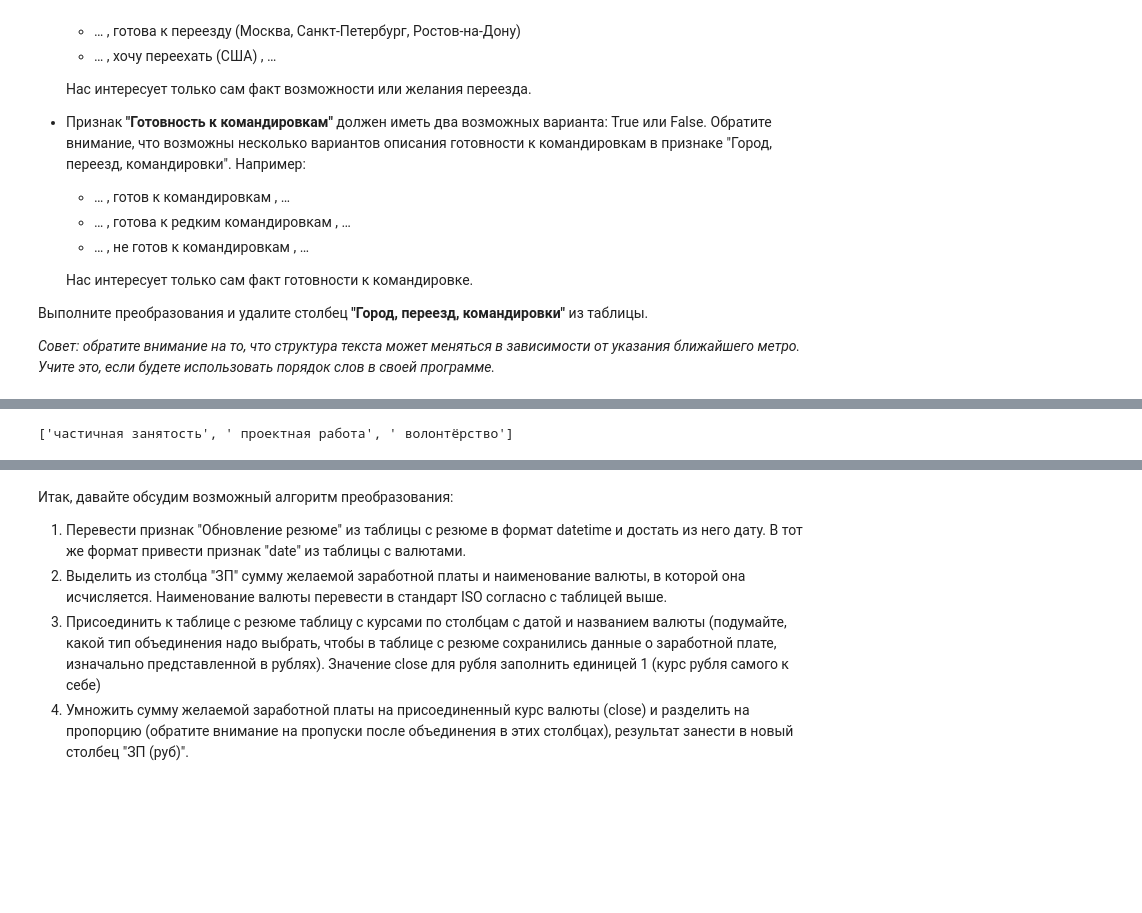
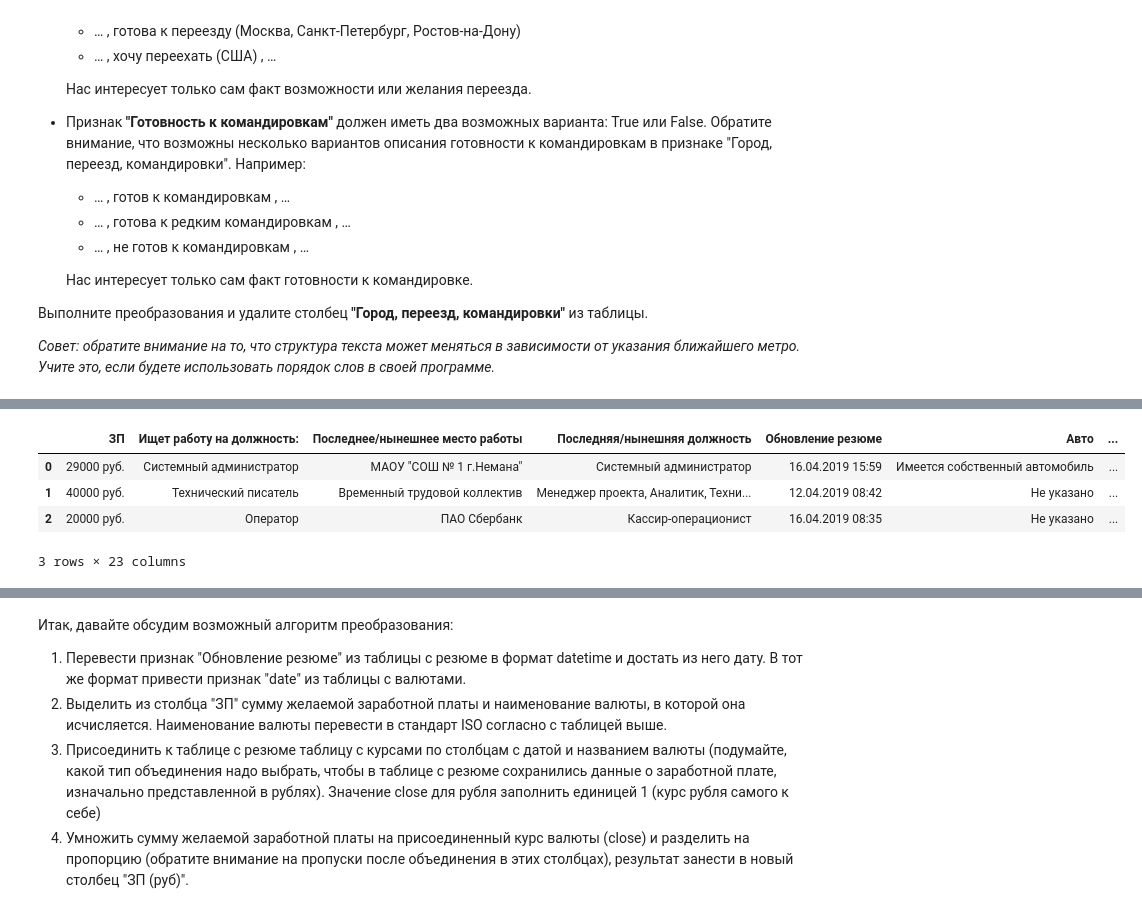
Before and after one commit to TonyVinsenty/sf_data_science, a Jupyter notebook: project_1/Project_1.ipynb, the cells around one changed output, grey strips where cells are left out. Cells and saved outputs as stored; diff of their text form; code cells hidden in the pictures; blank space fills up the shorter version.

```diff
--- a/project_1/Project_1.ipynb
+++ b/project_1/Project_1.ipynb
@@ -315,12 +316,56 @@ hh_df.head(3)
 # %%
 #ваш код здесь
 def busyness_sep(value):
-    busyness_list = value.split()
+    full_busy = False   #полная занятость
+    part_busy = False   #частичная занятость
+    proect_busy = False #проектная работа
+    intern_busy = False #стажировка
+    volunt_busy = False #волонтерство
+
+    if value.find('полная занятость') != -1:
+        full_busy = True
+    if value.find('частичная занятость') != -1:
+        part_busy = True
+    if value.find('проектная работа') != -1:
+        proect_busy = True
+    if value.find('стажировка') != -1:
+        intern_busy = True
+    if value.find('волонтерство') != -1:
+        volunt_busy = True
+
+    return full_busy, part_busy, proect_busy, intern_busy, volunt_busy
+
+
+def schedule_sep(value):
+    full_schedule = False   #полный день
+    shift_schedule  = False #сменный график
+    flex_schedule = False   #гибкий график
+    remote_schedule = False #удалённая работа
+    vaht_schedule = False   #вахтовый метод
+
+    if value.find('полный день') != -1:
+        full_schedule = True
+    if value.find('сменный график') != -1:
+        shift_schedule = True
+    if value.find('гибкий график') != -1:
+        flex_schedule = True
+    if value.find('удаленная работа') != -1:
+        remote_schedule = True
+    if value.find('вахтовый метод') != -1:
+        vaht_schedule = True
+
+    return full_schedule, shift_schedule, flex_schedule, remote_schedule, vaht_schedule
+
+hh_df['Полная занятость'], hh_df['Частичная занятость'], hh_df['Проектная работа'], hh_df['Стажировка'], hh_df['Волонтерство'] = zip(*hh_df['Занятость'].apply(busyness_sep))
+hh_df['Полный день'], hh_df['Сменный график'], hh_df['Гибкий график'], hh_df['Удаленная работа'], hh_df['Вахтовый метод'] = zip(*hh_df['График'].apply(schedule_sep))
+hh_df = hh_df.drop(['Занятость', 'График'], axis=1)
+hh_df.head(3)
+# %% [output]
+|  | ЗП | Ищет работу на должность: | Последнее/нынешнее место работы | Последняя/нынешняя должность | Обновление резюме | Авто | ... |
+| 0 | 29000 руб. | Системный администратор | МАОУ "СОШ № 1 г.Немана" | Системный администратор | 16.04.2019 15:59 | Имеется собственный автомобиль | ... |
+| 1 | 40000 руб. | Технический писатель | Временный трудовой коллектив | Менеджер проекта, Аналитик, Техни... | 12.04.2019 08:42 | Не указано | ... |
+| 2 | 20000 руб. | Оператор | ПАО Сбербанк | Кассир-операционист | 16.04.2019 08:35 | Не указано | ... |
+3 rows × 23 columns
-# %%
-test = 'частичная занятость, проектная работа, волонтёрство'
-test.split(',')
-# %% [output]
-['частичная занятость', ' проектная работа', ' волонтёрство']
 # %% [markdown]
 6. (2 балла) Наконец, мы добрались до самого главного и самого важного - признака заработной платы **"ЗП"**.
 В чем наша беда? В том, что помимо желаемой заработной платы соискатель указывает валюту, в которой он бы хотел ее получать, например:
```
Also changed, not shown: parts of 5 cells of this notebook.
